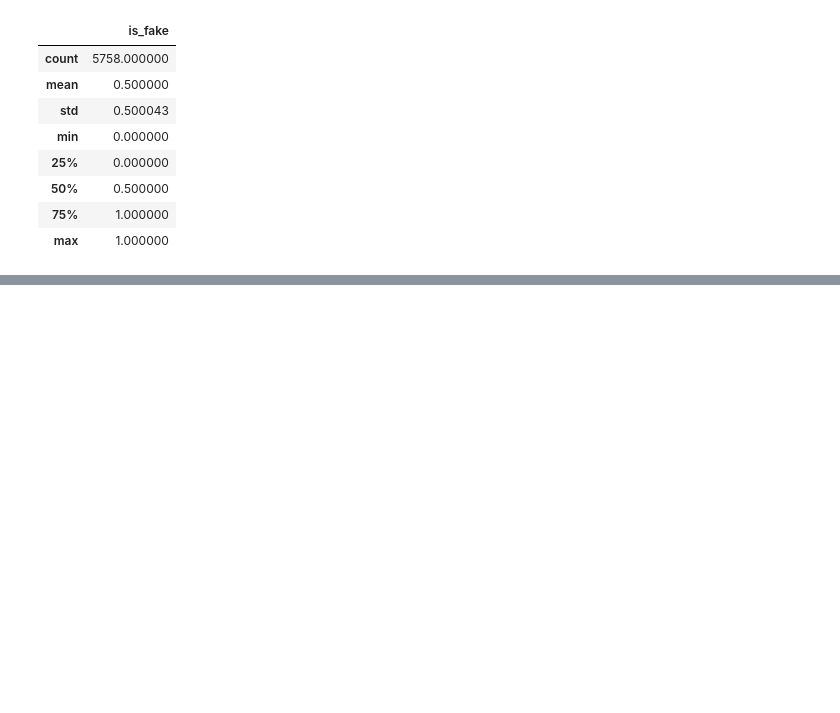
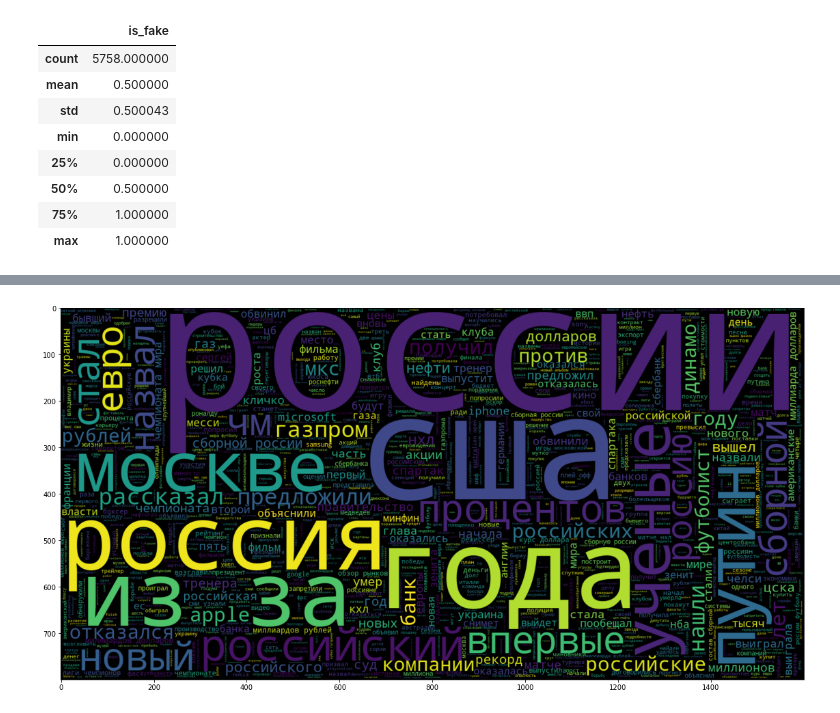
Before and after one commit to tinctura13/kontyp, a Jupyter notebook: kontyp.ipynb, the cells around one changed output, grey strips where cells are left out. Cells and saved outputs as stored; diff of their text form; code cells hidden in the pictures; blank space fills up the shorter version.

```diff
--- a/kontyp.ipynb
+++ b/kontyp.ipynb
@@ -56,0 +88,6 @@ df['is_fake'].hist(bins=3)
+# %%
+plt.figure(figsize=(20, 10))
+word_cloud = WordCloud(max_words=2000, width=1600, height=800).generate(" ".join(df_wo_stop[df_wo_stop['is_fake'] == 0].title))
+plt.imshow(word_cloud, interpolation = 'bilinear');
+# %% [output]
+[figure, added]
```
Also changed, not shown: parts of 40 cells of this notebook.
